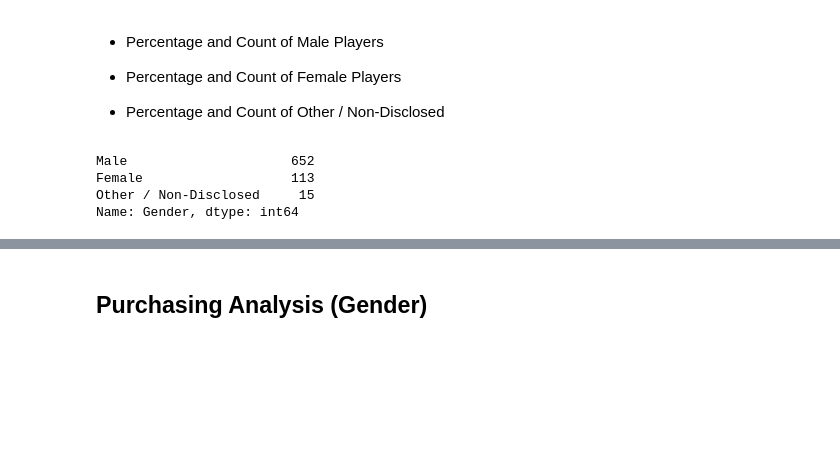
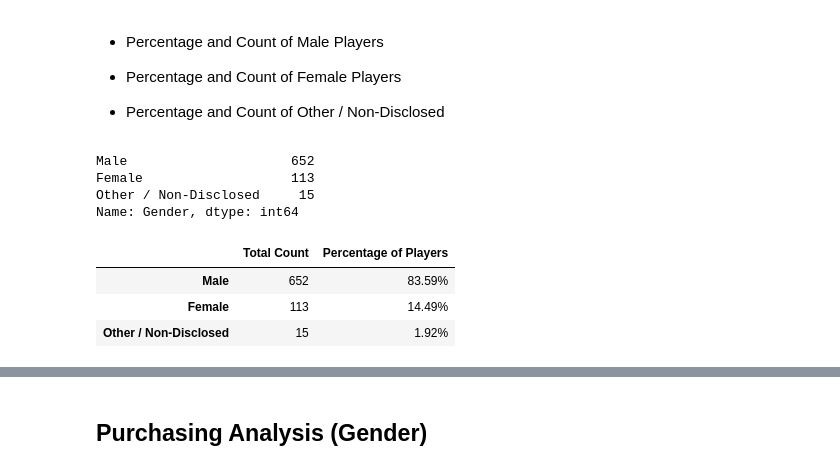
Before and after one commit to i-am-phoenix/heroe_of_pymoli_game_analysis, a Jupyter notebook: HeroesOfPymoli/HeroesOfPymoli_starter.ipynb, the cells around one changed output, grey strips where cells are left out. Drawn from its saved outputs; the diff is of its cells as text; code cells hidden in the pictures; blank space fills up the shorter version.

```diff
--- a/HeroesOfPymoli/HeroesOfPymoli_starter.ipynb
+++ b/HeroesOfPymoli/HeroesOfPymoli_starter.ipynb
@@ -94,15 +94,24 @@ print(purchase_data['Gender'].value_counts())
 
 # Calculate male count
 male_count=purchase_data['Gender'].value_counts().loc['Male']
-male_pct_frac=male_count/total_nmb_purchases
+# Alternatively
+male_count=purchase_data.groupby(['Gender']).describe().loc['Male'][0].astype(int)
+# Calculate percentage
+male_pct=male_count*100/total_nmb_purchases
 
 # Calculate female count
 female_count=purchase_data['Gender'].value_counts().loc['Female']
-female_pct_frac=female_count/total_nmb_purchases
+# Alternatively
+female_count=purchase_data.groupby(['Gender']).describe().loc['Female'][0].astype(int)
+# Calculate percentage
+female_pct=female_count*100/total_nmb_purchases
 
 # Calculate other non-disclosed gender
 other_count=purchase_data['Gender'].value_counts().loc['Other / Non-Disclosed']
-other_pct_frac=other_count/total_nmb_purchases
+# Alternatively
+other_count=purchase_data.groupby(['Gender']).describe().loc['Other / Non-Disclosed'][0].astype(int)
+# Calculate percentage
+other_pct=other_count*100/total_nmb_purchases
 # %% [output]
 Male                     652
 Female                   113
@@ -110,10 +119,14 @@ Other / Non-Disclosed     15
 Name: Gender, dtype: int64
 # %%
 # Create header for the summary data frame
-smry_cols=['Number of Unique Items', 'Average Purchase Price', 'Total Number of Purchases', 'Total Revenue']
+gender_smry_cols_v1=['Total Count', 'Percentage of Players']
 #  Create a two-dimensional list containing the summary data
-smry_data=[[nmb_unique_items, avg_price, total_nmb_purchases, total_revenue]]
-#  Pass headers and summary data to a pandas dataframe function, assigning single row name to "All data"
-#  by altering default Indexing
-smry_df = pd.DataFrame(smry_data, index=[f"All data"], columns=smry_cols)
-smry_df
+gender_smry_data_v1=[[male_count, f"{male_pct.round(2)}%"],[female_count, f"{female_pct.round(2)}%"],[other_count, f"{other_pct.round(2)}%"]]
+#  Pass headers and summary data to a pandas dataframe function, by altering default Indexing
+gender_smry_df_v1 = pd.DataFrame(gender_smry_data_v1, index=['Male','Female','Other / Non-Disclosed'],columns=gender_smry_cols_v1)
+gender_smry_df_v1
+# %% [output]
+|  | Total Count | Percentage of Players |
+| Male | 652 | 83.59% |
+| Female | 113 | 14.49% |
+| Other / Non-Disclosed | 15 | 1.92% |
```
Also changed, not shown: parts of 2 cells of this notebook.
